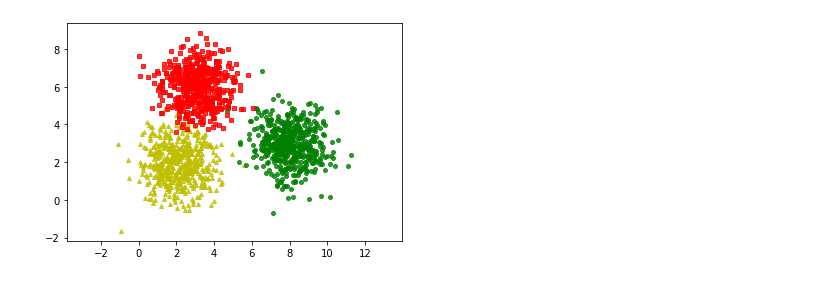
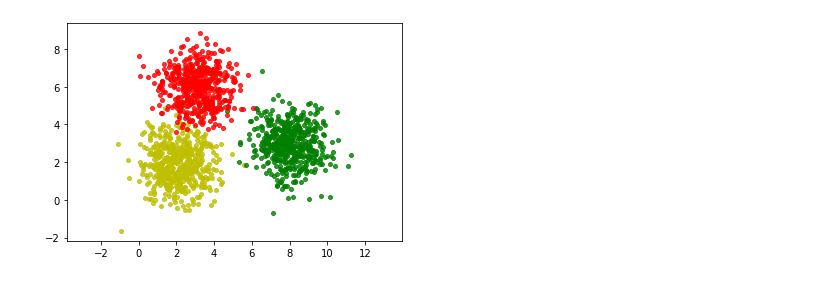
Before and after one commit to khoa2181/DataPreparation, a Jupyter notebook: Homework 2 - K Means.ipynb, the cells around one changed output. Saved outputs shown, nothing was run; the diff lists cells and outputs as text; code cells hidden in the pictures.

```diff
--- a/Homework 2 - K Means.ipynb
+++ b/Homework 2 - K Means.ipynb
@@ -18,22 +18,22 @@ K = 3
 original_label = np.asarray([0]*N + [1]*N + [2]*N).T
 # %%
 def kmeans_display(X, label, centroids = None):
-    color_list = ['y^', 'go', 'rs', 'co']
+    color_list = ['yo', 'go', 'ro', 'co']
     K = np.amax(label) + 1
 
     for i in range(K):
         plt.plot(X[label == i, :][:, 0], X[label == i, :][:, 1], color_list[i], markersize = 4, alpha = .8)
 
     if centroids is not None:
         plt.plot(centroids[:, 0], centroids[:,1], 'bo')
 
     plt.axis('equal')
     plt.plot()
     plt.show()
 
 kmeans_display(X, original_label)
 # %% [output]
-[figure, old version]
+[figure, new version]
 # %%
 def generate_centroids(data, k):
     return X[np.random.choice(X.shape[0], k, replace=False), :]
```
Also changed, not shown: parts of 5 cells of this notebook.
